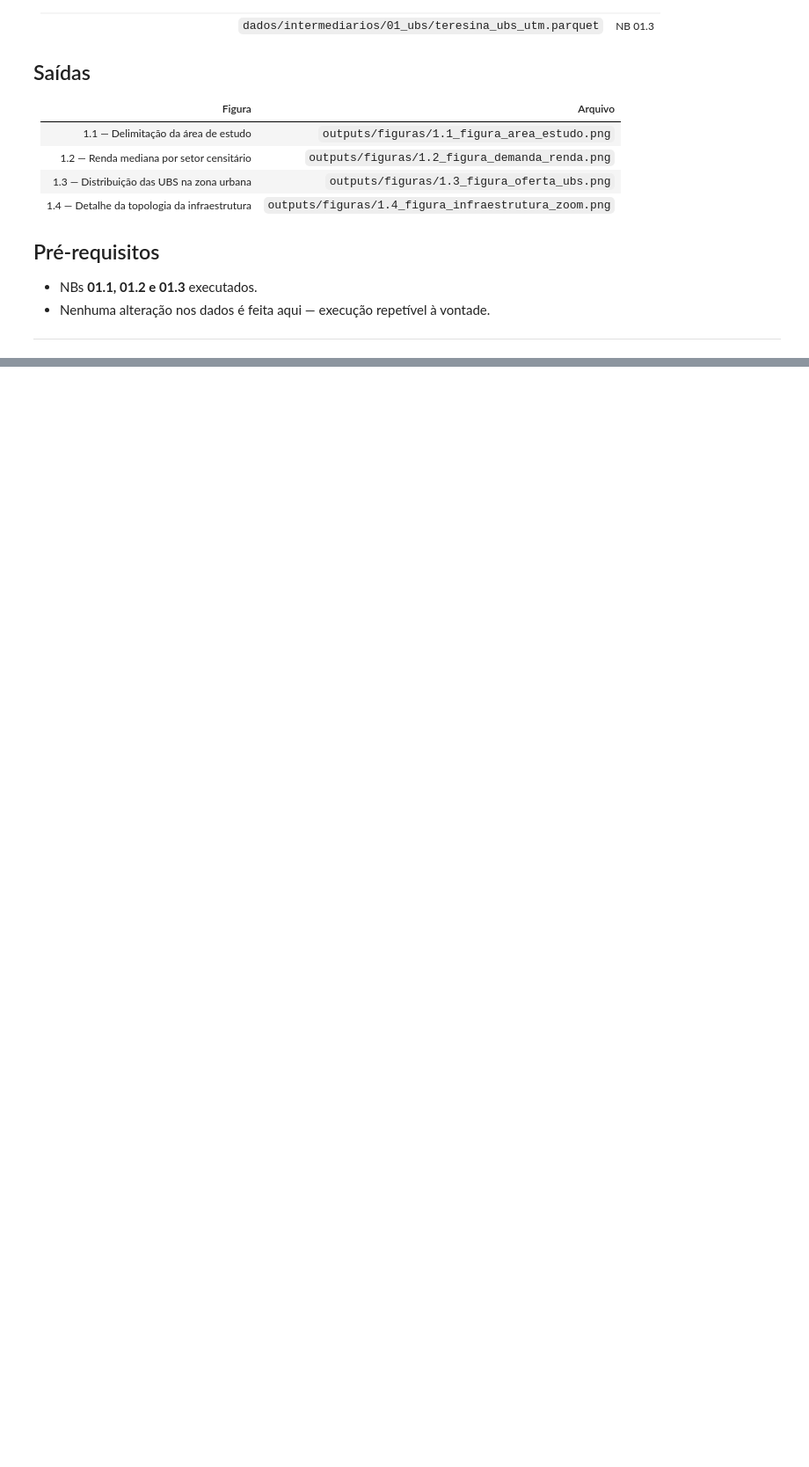
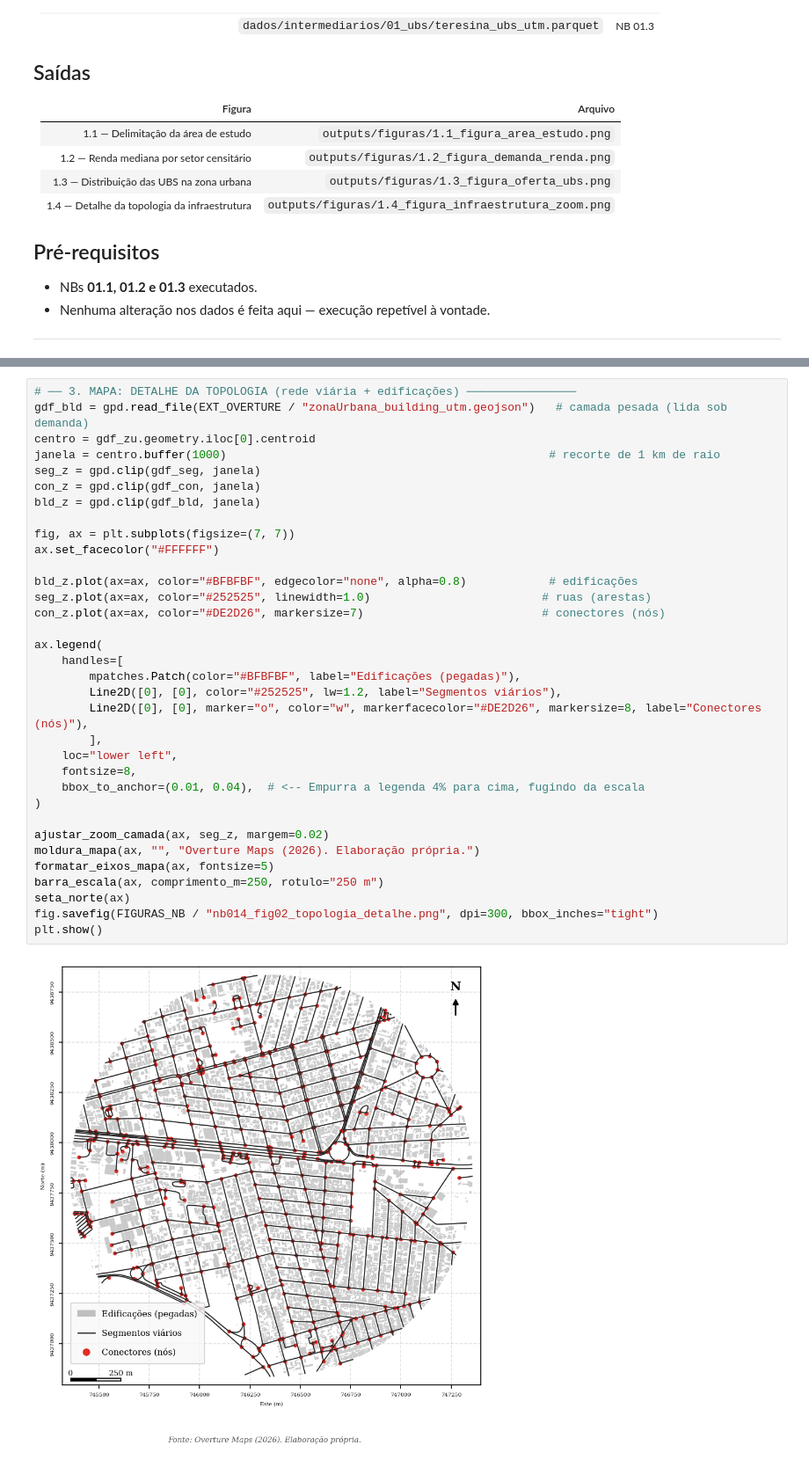
Before and after one commit to felipedantas-pi/ae2sfca-ubs, a Jupyter notebook: notebooks/01.4_Visualizacao_Cartografica.ipynb, the cells around one changed output, grey strips where cells are left out. Shown at 88% size. Saved outputs shown, nothing was run; the diff lists cells and outputs as text; blank space fills up the shorter version.

```diff
--- a/notebooks/01.4_Visualizacao_Cartografica.ipynb
+++ b/notebooks/01.4_Visualizacao_Cartografica.ipynb
@@ -253,0 +107,36 @@ plt.show()
+# %%
+# ── 3. MAPA: DETALHE DA TOPOLOGIA (rede viária + edificações) ────────────────
+gdf_bld = gpd.read_file(EXT_OVERTURE / "zonaUrbana_building_utm.geojson")   # camada pesada (lida sob demanda)
+centro = gdf_zu.geometry.iloc[0].centroid
+janela = centro.buffer(1000)                                               # recorte de 1 km de raio
+seg_z = gpd.clip(gdf_seg, janela)
+con_z = gpd.clip(gdf_con, janela)
+bld_z = gpd.clip(gdf_bld, janela)
+
+fig, ax = plt.subplots(figsize=(7, 7))
+ax.set_facecolor("#FFFFFF")
+
+bld_z.plot(ax=ax, color="#BFBFBF", edgecolor="none", alpha=0.8)            # edificações
+seg_z.plot(ax=ax, color="#252525", linewidth=1.0)                         # ruas (arestas)
+con_z.plot(ax=ax, color="#DE2D26", markersize=7)                          # conectores (nós)
+
+ax.legend(
+    handles=[
+        mpatches.Patch(color="#BFBFBF", label="Edificações (pegadas)"),
+        Line2D([0], [0], color="#252525", lw=1.2, label="Segmentos viários"),
+        Line2D([0], [0], marker="o", color="w", markerfacecolor="#DE2D26", markersize=8, label="Conectores (nós)"),
+        ],
+    loc="lower left",
+    fontsize=8,
+    bbox_to_anchor=(0.01, 0.04),  # <-- Empurra a legenda 4% para cima, fugindo da escala
+)
+
+ajustar_zoom_camada(ax, seg_z, margem=0.02)
+moldura_mapa(ax, "", "Overture Maps (2026). Elaboração própria.")
+formatar_eixos_mapa(ax, fontsize=5)
+barra_escala(ax, comprimento_m=250, rotulo="250 m")
+seta_norte(ax)
+fig.savefig(FIGURAS_NB / "nb014_fig02_topologia_detalhe.png", dpi=300, bbox_inches="tight")
+plt.show()
+# %% [output]
+[figure, added]
```
Also changed, not shown: parts of 9 cells of this notebook, 4 other files.
